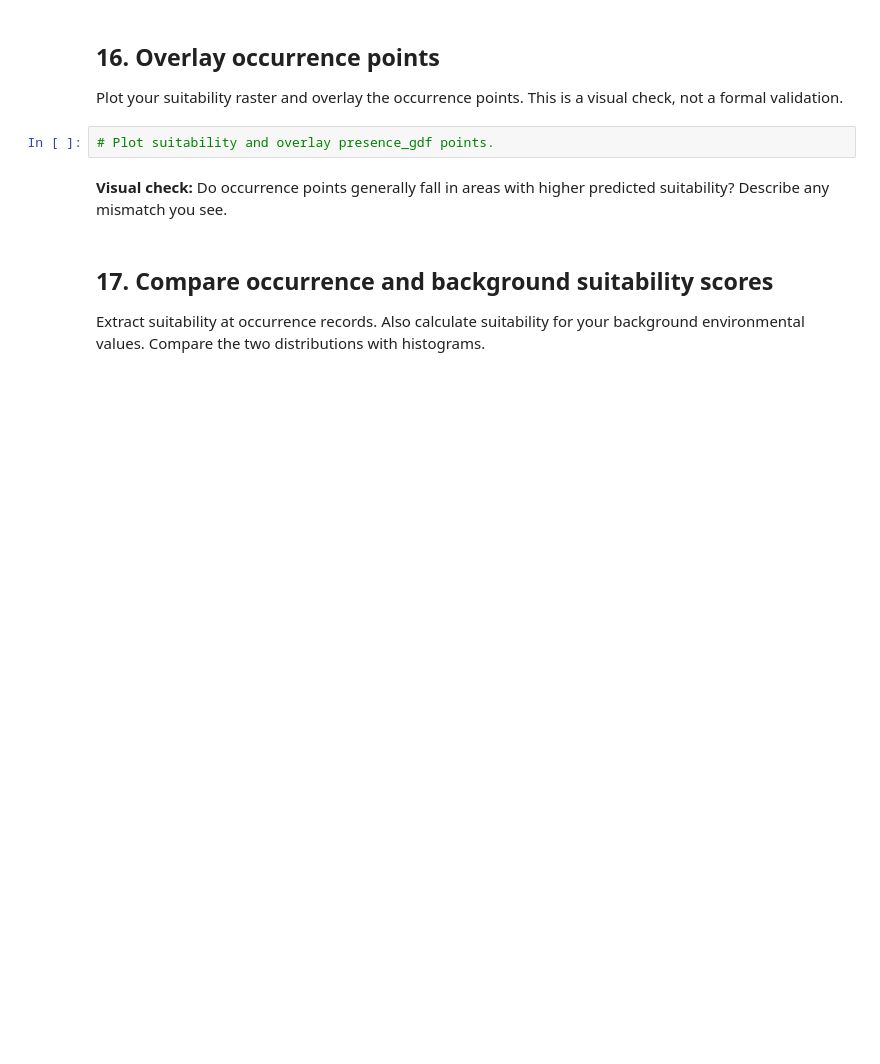
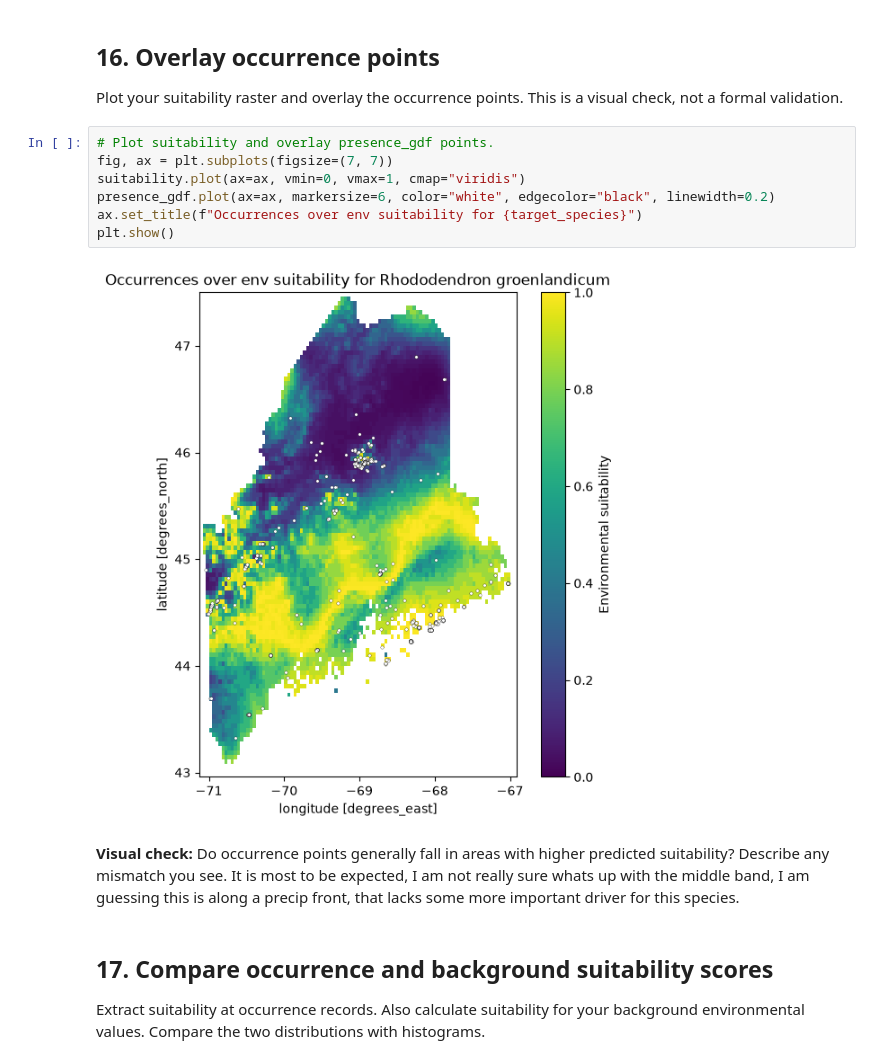
Before and after one commit to Braeclin/BIO597-SpatialBiodiversity, a Jupyter notebook: docs/assignments/Assignment-06-FirstPrinciplesSDM.ipynb, the cells around one changed output. Cells and saved outputs as stored; diff of their text form; blank space fills up the shorter version.

```diff
--- a/docs/assignments/Assignment-06-FirstPrinciplesSDM.ipynb
+++ b/docs/assignments/Assignment-06-FirstPrinciplesSDM.ipynb
@@ -418,8 +432,16 @@ Create a continuous suitability map with values from 0 to 1.
 Plot your suitability raster and overlay the occurrence points. This is a visual check, not a formal validation.
 # %%
 # Plot suitability and overlay presence_gdf points.
+fig, ax = plt.subplots(figsize=(7, 7))
+suitability.plot(ax=ax, vmin=0, vmax=1, cmap="viridis")
+presence_gdf.plot(ax=ax, markersize=6, color="white", edgecolor="black", linewidth=0.2)
+ax.set_title(f"Occurrences over env suitability for {target_species}")
+plt.show()
+# %% [output]
+[figure, added]
 # %% [markdown]
 **Visual check:** Do occurrence points generally fall in areas with higher predicted suitability? Describe any mismatch you see.
+It is most to be expected, I am not really sure whats up with the middle band, I am guessing this is along a precip front, that lacks some more important driver for this species.
 # %% [markdown]
 ## 17. Compare occurrence and background suitability scores
 
```
Also changed, not shown: parts of 9 cells of this notebook.
